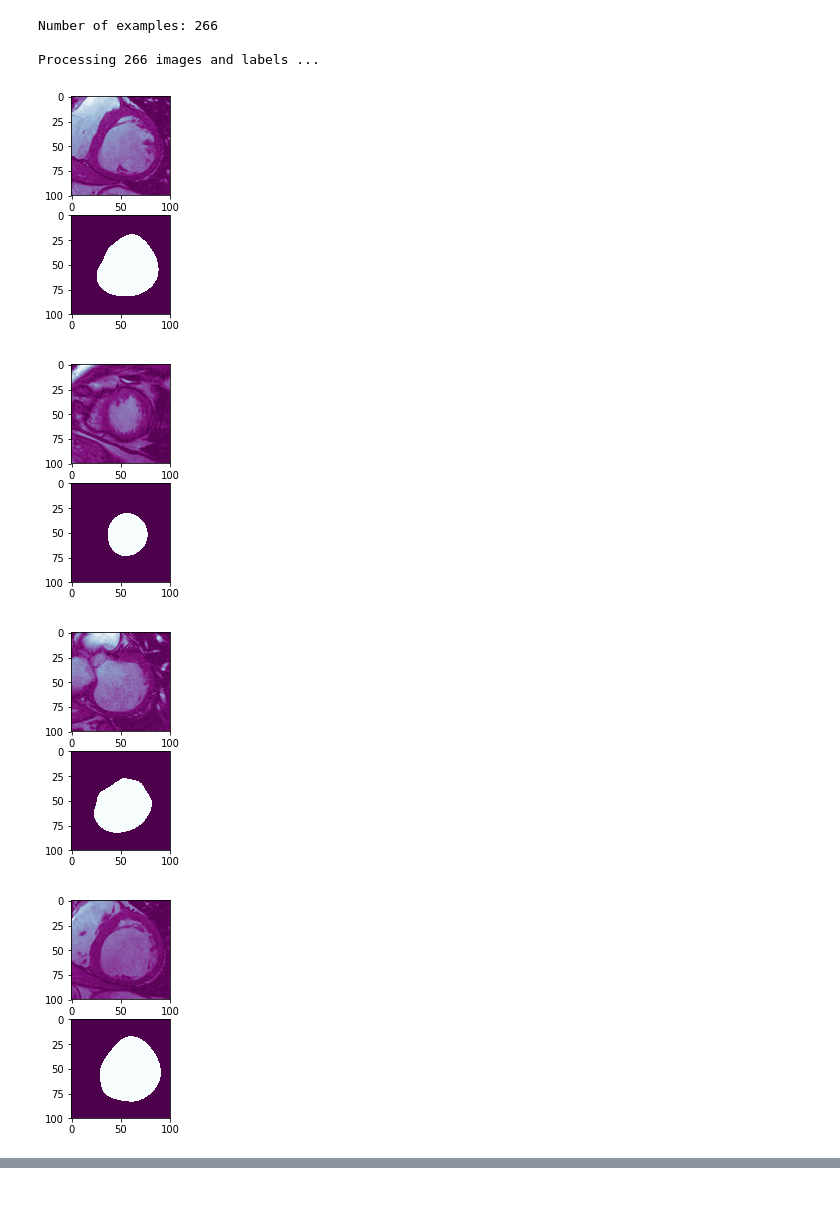
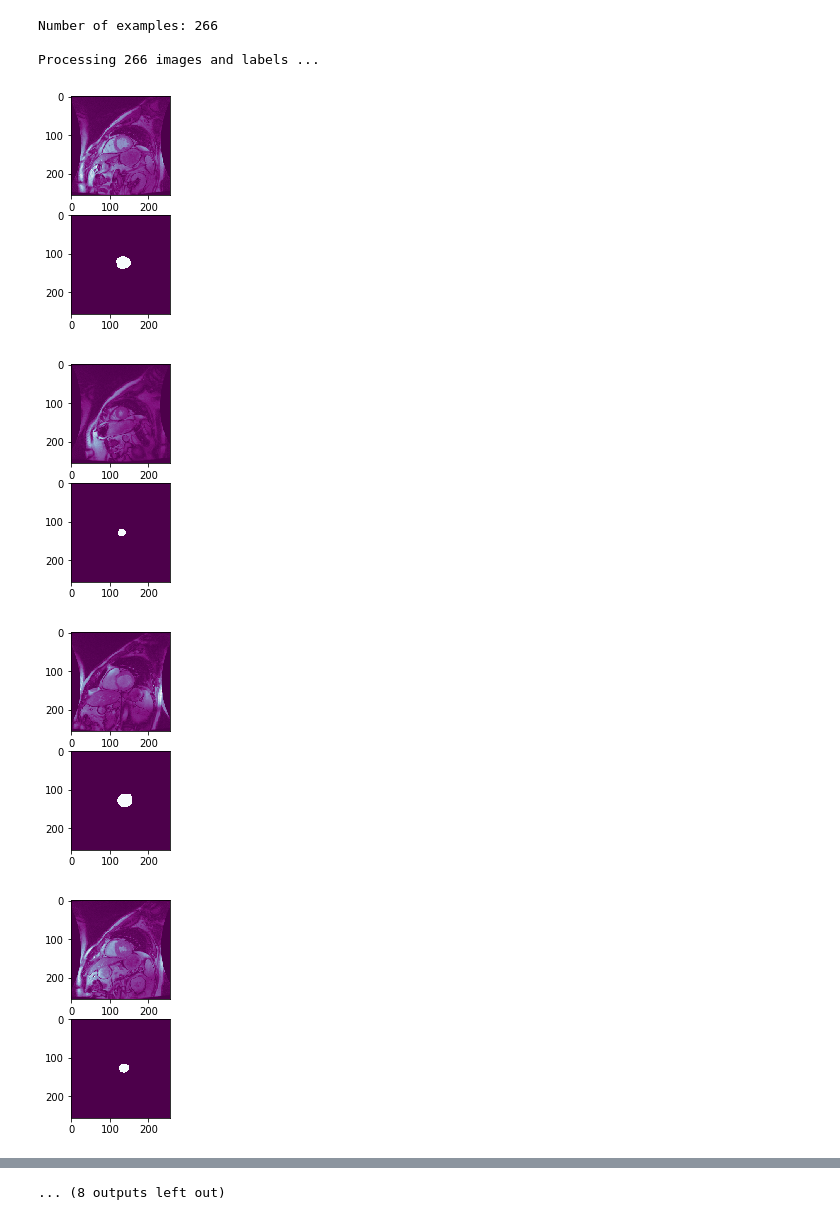
Before and after one commit to qqu0127/LV-segmentation, a Jupyter notebook: demo.ipynb, the cells around one changed output, grey strips where cells are left out. Saved outputs shown, nothing was run; the diff lists cells and outputs as text; code cells hidden in the pictures.

```diff
--- a/demo.ipynb
+++ b/demo.ipynb
@@ -11,7 +12,7 @@ for more information.
 
   warnings.warn(msg)
 # %%
-img_train, mask_train = prepareDataset(TRAIN_CONTOUR_PATH, TRAIN_IMG_PATH, 100)
+img_train, mask_train = prepareDataset(TRAIN_CONTOUR_PATH, TRAIN_IMG_PATH)
 # %% [output]
 Number of examples: 260
 
@@ -31,16 +32,16 @@ Processing 266 images and labels ...
 # %%
 import matplotlib.image as mpimg
 import matplotlib.pyplot as plt
-for i in range(10):
-    mask = mask_test[i, :, :, 0]
-    img = img_test[i, :, :, 0]
+for i in range(20):
+    mask = mask_train[i, :, :, 0]
+    img = img_train[i, :, :, 0]
     fig = plt.figure()
     fig = plt.subplot(211)
     fig.imshow(img, cmap=plt.cm.BuPu_r)
     fig = plt.subplot(212)
     fig.imshow(mask, cmap=plt.cm.BuPu_r)
 # %% [output]
-[figure, old version]
+[figure, new version]
-[figure, old version]
+[figure, new version]
-[figure, old version]
+[figure, new version]
-[figure, old version]
+[figure, new version]
@@ -52,0 +56 @@ for i in range(10):
+... (8 outputs left out)
```
Also changed, not shown: parts of 4 cells of this notebook, 7 other files.
